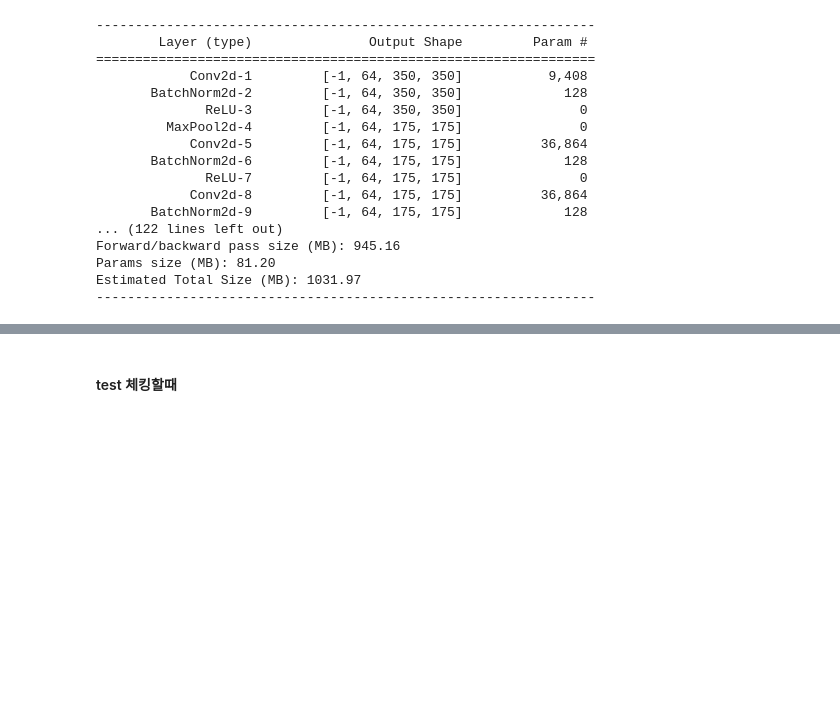
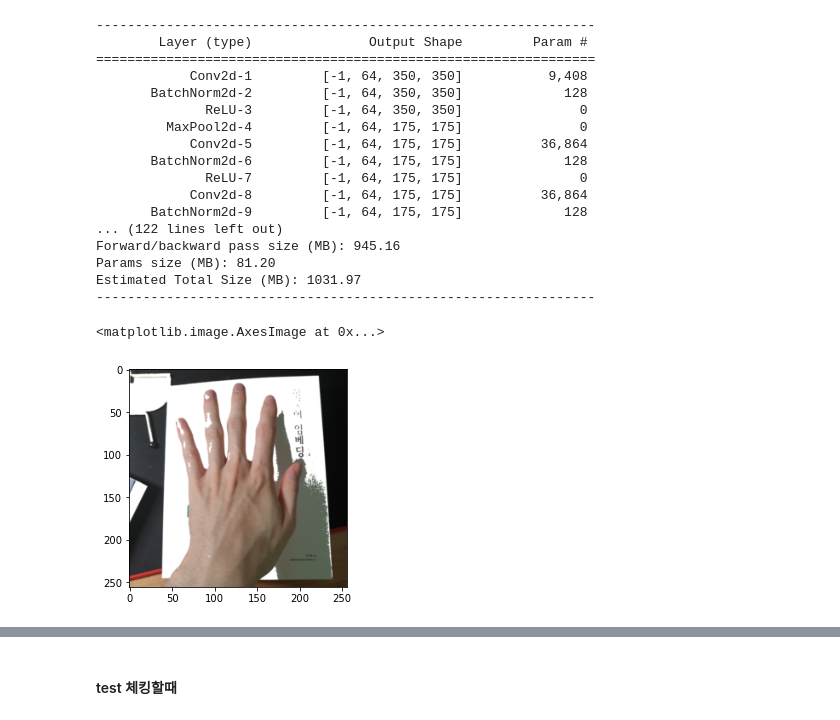
Before and after one commit to heyjaekim/Acupuncture-Points, a Jupyter notebook: CV_DeepLearning/Acup_Train.ipynb, the cells around one changed output, grey strips where cells are left out. Drawn from its saved outputs; the diff is of its cells as text; code cells hidden in the pictures; blank space fills up the shorter version.

```diff
--- a/CV_DeepLearning/Acup_Train.ipynb
+++ b/CV_DeepLearning/Acup_Train.ipynb
@@ -100,6 +118,12 @@ writer = SummaryWriter('runs/'+args.prefix)
 # %%
 # for creating
 test_imlist, target_imlist =  gen_test_img_list()
+# %%
+np_img = np.transpose( to_numpy(test_imlist[1]), (1,2,0))
+plt.imshow(np_img)
+# %% [output]
+<matplotlib.image.AxesImage at 0x...>
+[figure, added]
 # %%
 #step1 = 0
 for epoch in range(args.start_epoch, args.epochs):
```
Also changed, not shown: parts of 53 cells of this notebook, 42 other files.
